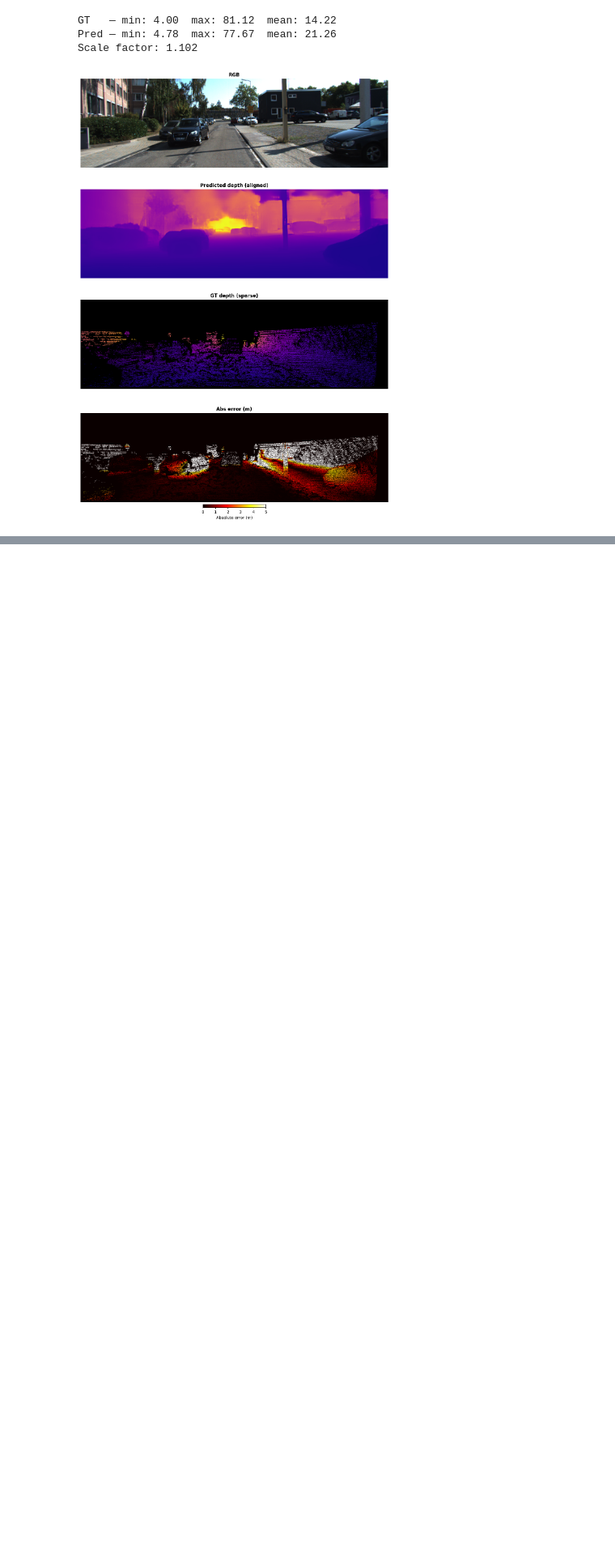
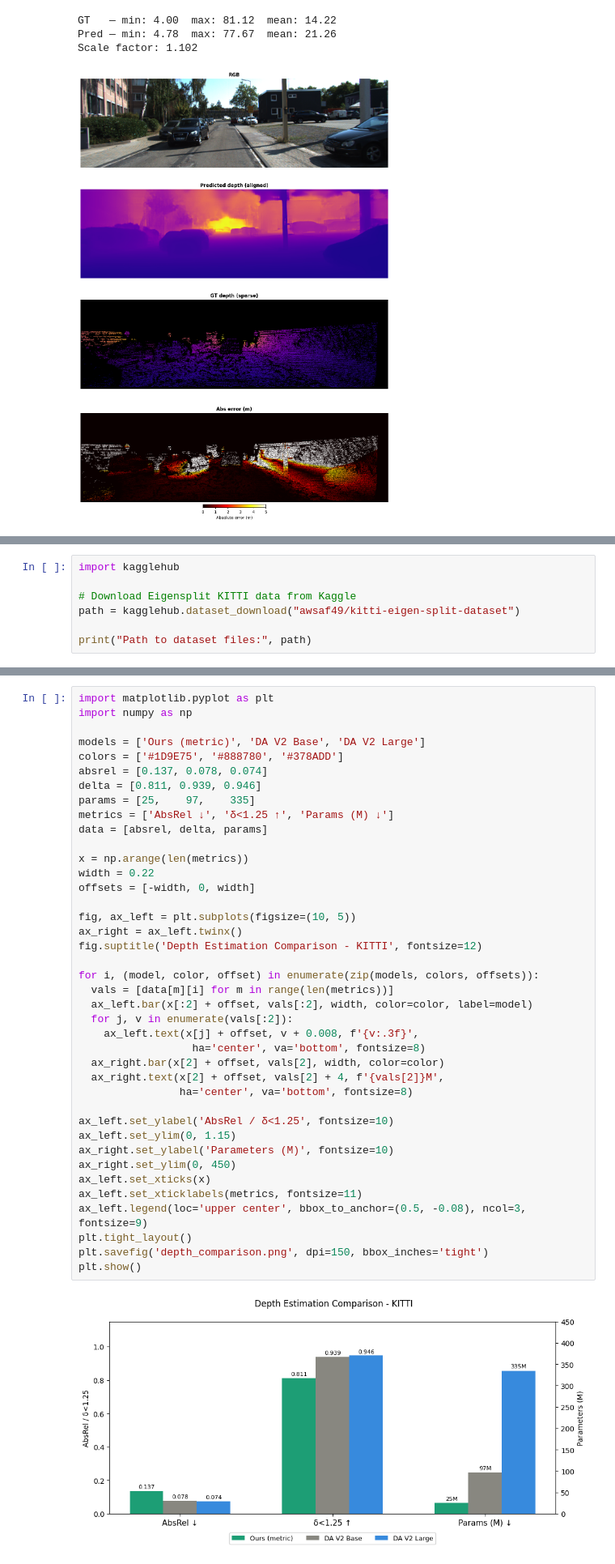
Before and after one commit to FrancGarcia/ECE228-final-project, a Jupyter notebook: depth-model/depth_model.ipynb, the cells around one changed output, grey strips where cells are left out. Shown at 81% size. Cells and saved outputs as stored; diff of their text form; blank space fills up the shorter version.

Commit message:
Add Depth Model Evaluation

```diff
--- a/depth-model/depth_model.ipynb
+++ b/depth-model/depth_model.ipynb
@@ -260,0 +271,7 @@ Scale factor: 1.102
+# %%
+import kagglehub
+
+# Download Eigensplit KITTI data from Kaggle
+path = kagglehub.dataset_download("awsaf49/kitti-eigen-split-dataset")
+
+print("Path to dataset files:", path)
@@ -260,0 +454,42 @@ Scale factor: 1.102
+# %%
+import matplotlib.pyplot as plt
+import numpy as np
+
+models = ['Ours (metric)', 'DA V2 Base', 'DA V2 Large']
+colors = ['#1D9E75', '#888780', '#378ADD']
+absrel = [0.137, 0.078, 0.074]
+delta = [0.811, 0.939, 0.946]
+params = [25,    97,    335]
+metrics = ['AbsRel ↓', 'δ<1.25 ↑', 'Params (M) ↓']
+data = [absrel, delta, params]
+
+x = np.arange(len(metrics))
+width = 0.22
+offsets = [-width, 0, width]
+
+fig, ax_left = plt.subplots(figsize=(10, 5))
+ax_right = ax_left.twinx()
+fig.suptitle('Depth Estimation Comparison - KITTI', fontsize=12)
+
+for i, (model, color, offset) in enumerate(zip(models, colors, offsets)):
+  vals = [data[m][i] for m in range(len(metrics))]
+  ax_left.bar(x[:2] + offset, vals[:2], width, color=color, label=model)
+  for j, v in enumerate(vals[:2]):
+    ax_left.text(x[j] + offset, v + 0.008, f'{v:.3f}',
+                  ha='center', va='bottom', fontsize=8)
+  ax_right.bar(x[2] + offset, vals[2], width, color=color)
+  ax_right.text(x[2] + offset, vals[2] + 4, f'{vals[2]}M',
+                ha='center', va='bottom', fontsize=8)
+
+ax_left.set_ylabel('AbsRel / δ<1.25', fontsize=10)
+ax_left.set_ylim(0, 1.15)
+ax_right.set_ylabel('Parameters (M)', fontsize=10)
+ax_right.set_ylim(0, 450)
+ax_left.set_xticks(x)
+ax_left.set_xticklabels(metrics, fontsize=11)
+ax_left.legend(loc='upper center', bbox_to_anchor=(0.5, -0.08), ncol=3, fontsize=9)
+plt.tight_layout()
+plt.savefig('depth_comparison.png', dpi=150, bbox_inches='tight')
+plt.show()
+# %% [output]
+[figure, added]
```
Also changed, not shown: parts of 12 cells of this notebook.
